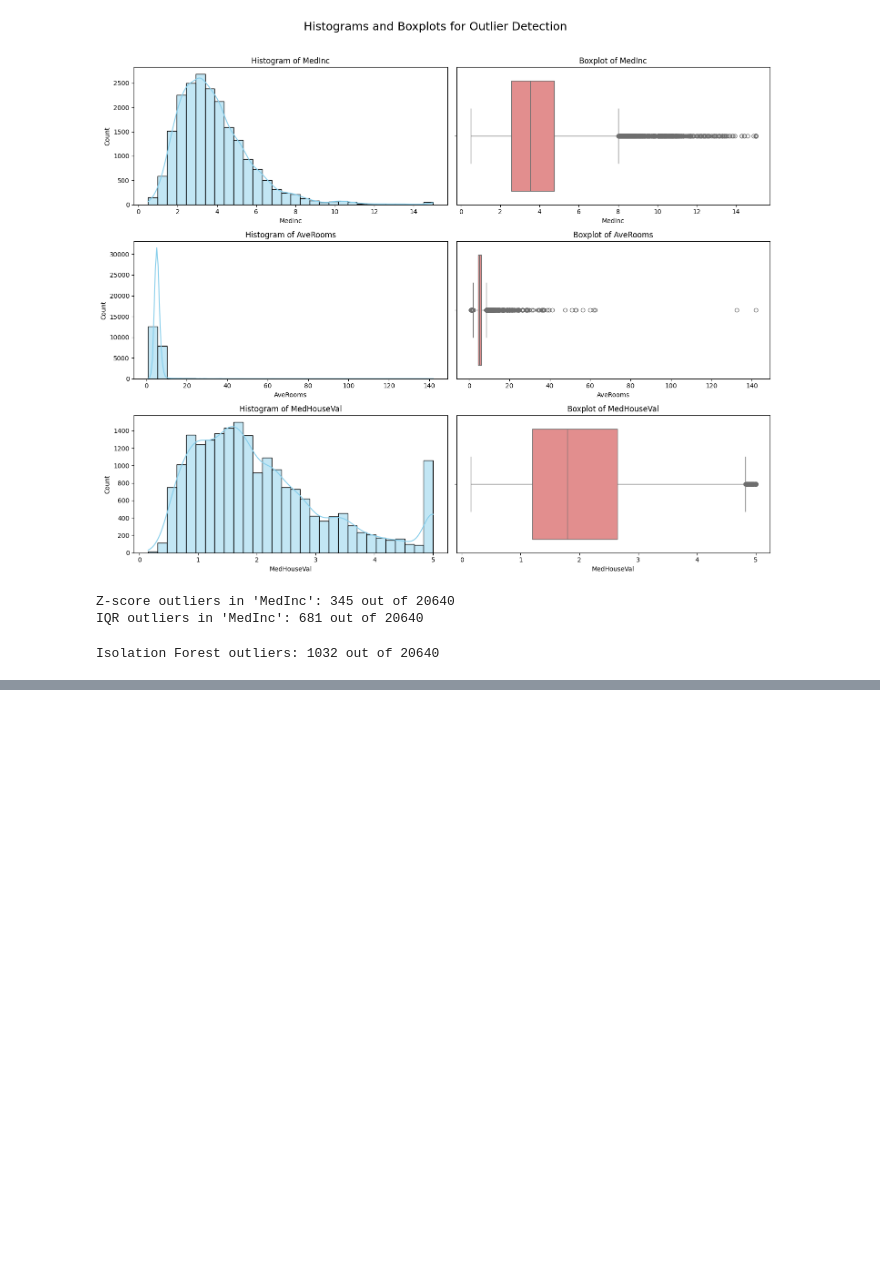
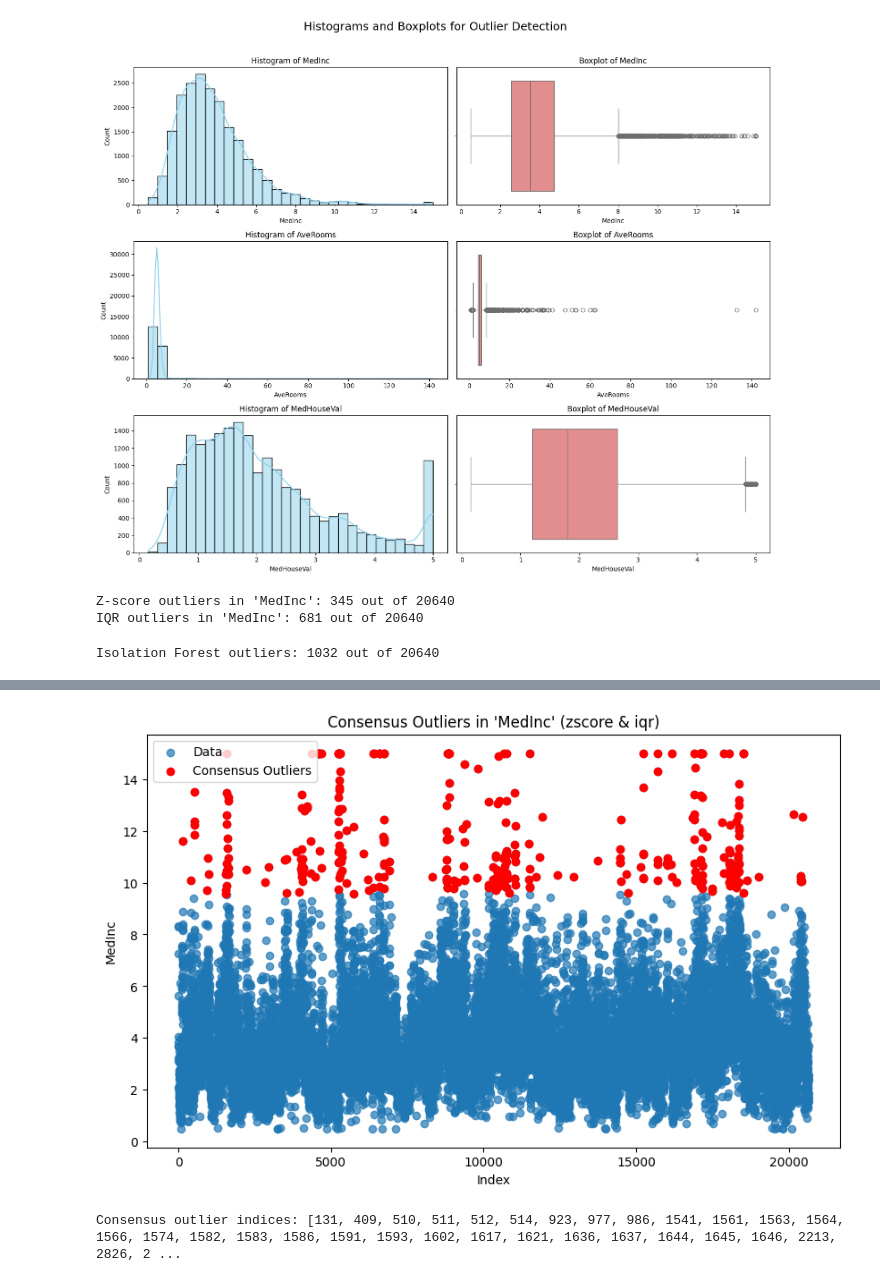
Before and after one commit to neemydev/ai_bootcamp, a Jupyter notebook: weeks/week_3/Week 3 - Day 4 (1).ipynb, the cells around one changed output, grey strips where cells are left out. Cells and saved outputs as stored; diff of their text form; code cells hidden in the pictures; blank space fills up the shorter version.

```diff
--- a/weeks/week_3/Week 3 - Day 4 (1).ipynb
+++ b/weeks/week_3/Week 3 - Day 4 (1).ipynb
@@ -726,0 +695,62 @@ The Boston housing prices dataset has an ethical problem: as
+# %%
+# EXERCISE 5: Create Your Own Outlier Detection Workflow
+# -----------------------------------------------------
+# TODO: Create a custom outlier detection function that combines multiple methods
+# It should:
+# 1. Take a dataframe and column name as input
+# 2. Apply at least 2 different outlier detection methods (of your choice)
+# 3. Return the indices of consensus outliers (detected by both methods)
+# 4. Include a visualization of the outliers
+
+# Your implementation here
+def consensus_outliers(df, col, method1='zscore', method2='iqr', z_thresh=3, iqr_factor=1.5, plot=True):
+    """
+    Detect consensus outliers in a column using two methods.
+    Returns indices of consensus outliers and shows a plot.
+    """
+    x = df[col]
+    # Method 1: Z-score
+    if method1 == 'zscore':
+        z_scores = np.abs(zscore(x))
+        outliers1 = set(df.index[z_scores > z_thresh])
+    elif method1 == 'iqr':
+        Q1 = x.quantile(0.25)
+        Q3 = x.quantile(0.75)
+        IQR = Q3 - Q1
+        outliers1 = set(df.index[(x < Q1 - iqr_factor * IQR) | (x > Q3 + iqr_factor * IQR)])
+    else:
+        raise ValueError("Unknown method1")
+    # Method 2: IQR or Isolation Forest
+    if method2 == 'iqr':
+        Q1 = x.quantile(0.25)
+        Q3 = x.quantile(0.75)
+        IQR = Q3 - Q1
+        outliers2 = set(df.index[(x < Q1 - iqr_factor * IQR) | (x > Q3 + iqr_factor * IQR)])
+    elif method2 == 'isoforest':
+        iso = IsolationForest(contamination=0.05, random_state=42)
+        preds = iso.fit_predict(x.values.reshape(-1, 1))
+        outliers2 = set(df.index[preds == -1])
+    elif method2 == 'zscore':
+        z_scores = np.abs(zscore(x))
+        outliers2 = set(df.index[z_scores > z_thresh])
+    else:
+        raise ValueError("Unknown method2")
+    # Consensus: intersection
+    consensus = sorted(list(outliers1 & outliers2))
+    if plot:
+        plt.figure(figsize=(10, 6))
+        plt.scatter(df.index, x, label='Data', alpha=0.7)
+        plt.scatter(consensus, x.loc[consensus], color='red', label='Consensus Outliers', zorder=5)
+        plt.title(f"Consensus Outliers in '{col}' ({method1} & {method2})")
+        plt.xlabel('Index')
+        plt.ylabel(col)
+        plt.legend()
+        plt.show()
+    return consensus
+
+# Example usage:
+consensus_idx = consensus_outliers(df, 'MedInc', method1='zscore', method2='iqr')
+print("Consensus outlier indices:", consensus_idx)
+# %% [output]
+[figure, added]
+Consensus outlier indices: [131, 409, 510, 511, 512, 514, 923, 977, 986, 1541, 1561, 1563, 1564, 1566, 1574, 1582, 1583, 1586, 1591, 1593, 1602, 1617, 1621, 1636, 1637, 1644, 1645, 1646, 2213, 2826, 2 ...
```
Also changed, not shown: parts of 6 cells of this notebook.
